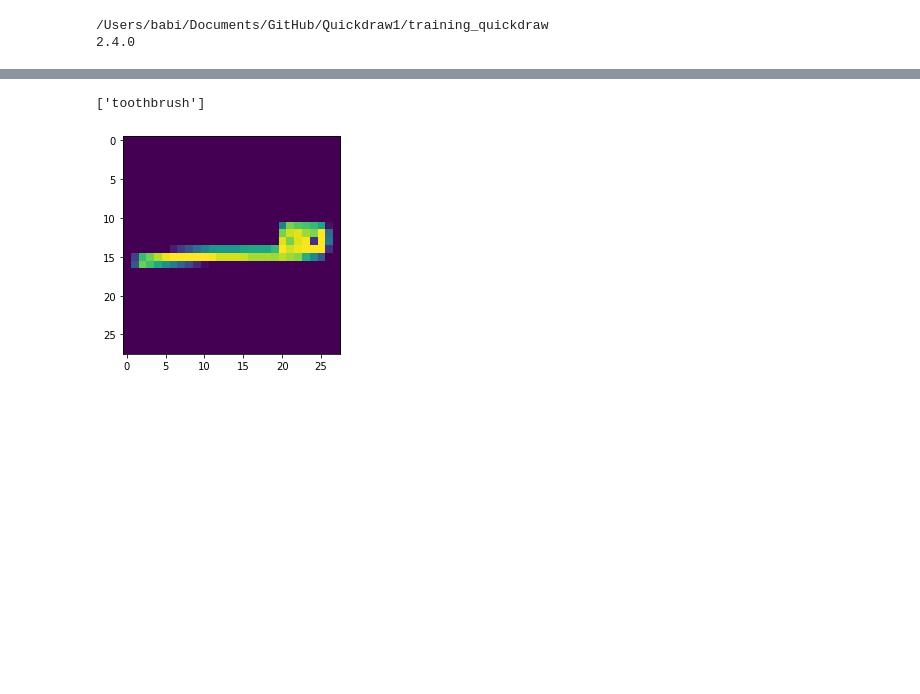
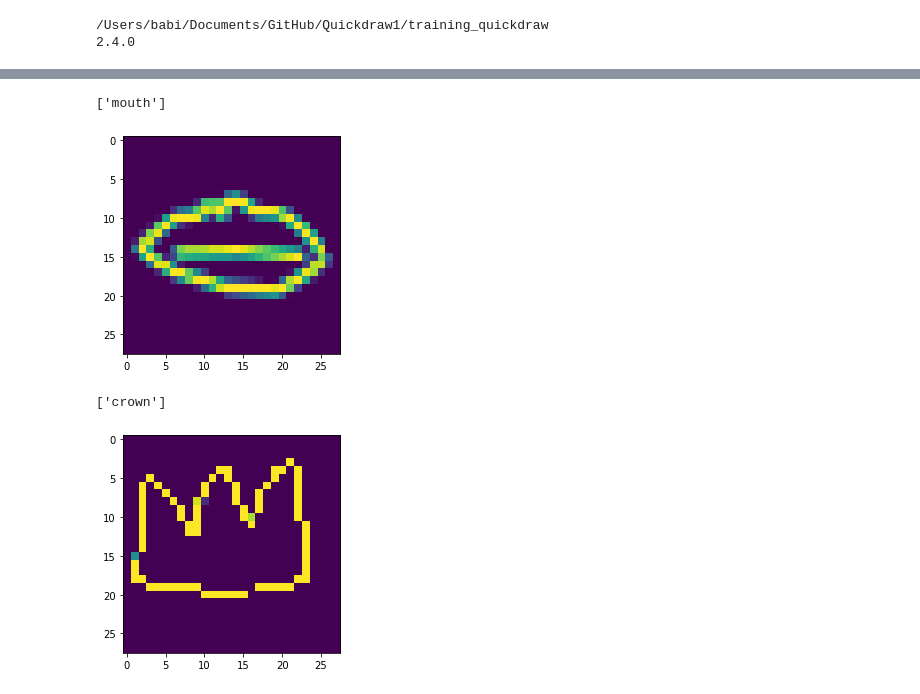
Before and after one commit to hmitroglou/Quickdraw, a Jupyter notebook: training_quickdraw/quickdraw_cnn.ipynb, the cells around one changed output, grey strips where cells are left out. Cells and saved outputs as stored; diff of their text form; code cells hidden in the pictures; blank space fills up the shorter version.

```diff
--- a/training_quickdraw/quickdraw_cnn.ipynb
+++ b/training_quickdraw/quickdraw_cnn.ipynb
@@ -74,19 +74,10 @@ def shuff(data,label):
 
     orderid = random.sample(range(n), n)
 
-    #l1 = list(range(n))
-    #l2 = list(range(n))
-    ##Kernel dies
-    #np.random.seed(seed)
-    #np.random.shuffle(l1)
-    #np.random.seed(seed)
-    #np.random.shuffle(l2)
-
     for i in range(n):
         data_new[i] = data[orderid[i]]
         label_new[i] = int(label[orderid[i]])
 
-    #del data, label
     return data_new, label_new
 
 def download_and_save(number_of_categories,number_of_samples):
@@ -125,17 +116,18 @@ def data_from_file(number_of_categories,number_of_samples):
 
 def predict_image(path_image):
     image = Image.open(path_image)
-
     image_resize = image.resize((28,28))
     image_small= asarray(image_resize)
     image_small = abs(image_small-255.)/255.
     image_small = image_small[:, :, 0]
-    image_small = np.expand_dims(image_small, axis=0)
+    #image_small = np.expand_dims(image_small, axis=0)
 
-    predictions = model.predict(image_small)
+    data4 = np.reshape(image_small,(28,28,1))
+    data4 = np.expand_dims(data4, axis=0)
+
+    predictions = model.predict(data4)
     print(cats[np.argmax(predictions)])
-    print(image_small.shape)
-    plt.imshow(image_resize)
+    plt.imshow(image_small)
     plt.show()
 # %%
 def define_model(number_of_categories):
@@ -226,12 +232,15 @@ Accuracy > 73.475
 # %%
-#Test Predictions
-predictions = model.predict(x_test)
-
 i=random.randint(1,len(x_test))
 x_test_0 = np.reshape(x_test[i],(28,28))
 plt.imshow(x_test_0)
 print(cats[np.argmax(predictions[i])])
 # %% [output]
-['toothbrush']
+['mouth']
-[figure, old version]
+[figure, new version]
+# %%
+#predict
+predict_image('dataset/crown.png')
+# %% [output]
+['crown']
+[figure, added]
 # %%
```
Also changed, not shown: parts of 15 cells of this notebook, 2 other files.
